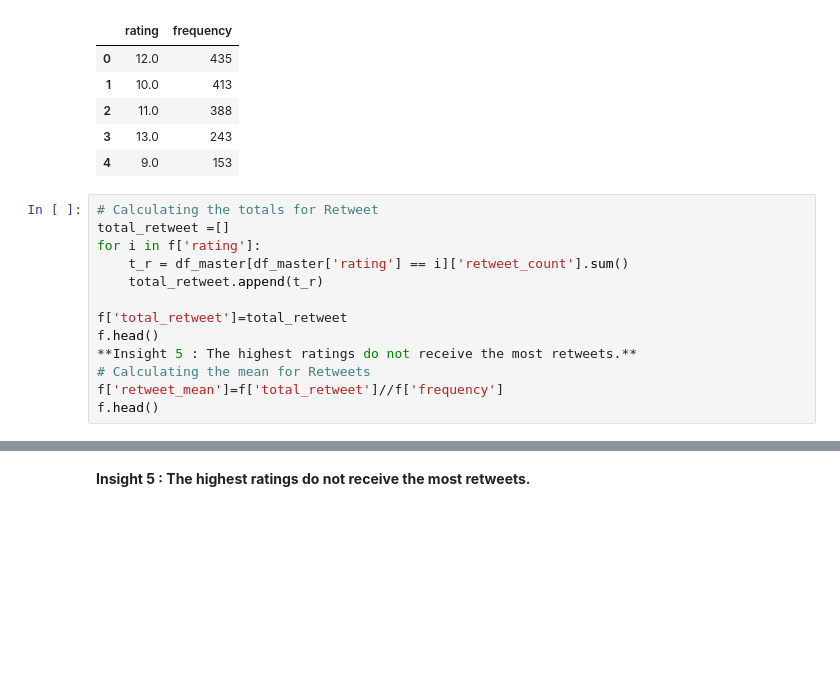
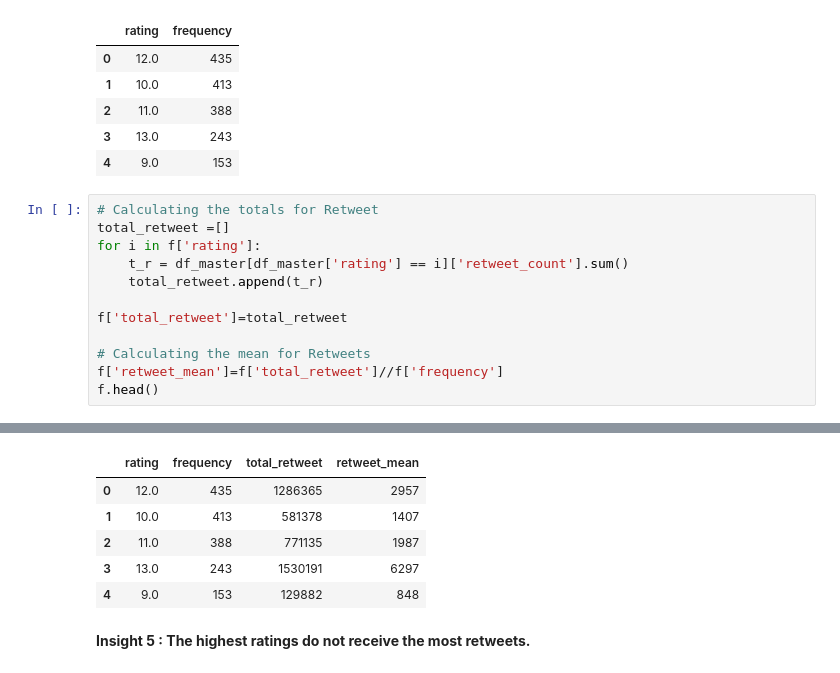
Before and after one commit to helen-goh/jupyter-notebook-project-4, a Jupyter notebook: wrangle_act.ipynb, the cells around one changed output, grey strips where cells are left out. Saved outputs shown, nothing was run; the diff lists cells and outputs as text; blank space fills up the shorter version.

```diff
--- a/wrangle_act.ipynb
+++ b/wrangle_act.ipynb
@@ -1148,8 +1146,7 @@ for i in f['rating']:
     total_retweet.append(t_r)
 
 f['total_retweet']=total_retweet
-f.head()
-**Insight 5 : The highest ratings do not receive the most retweets.**
+
 # Calculating the mean for Retweets
 f['retweet_mean']=f['total_retweet']//f['frequency']
 f.head()
@@ -1158,3 +1154,9 @@ SyntaxError: invalid syntax (<ipython-input-178-74387125f924>, line 9)
+|  | rating | frequency | total_retweet | retweet_mean |
+| 0 | 12.0 | 435 | 1286365 | 2957 |
+| 1 | 10.0 | 413 | 581378 | 1407 |
+| 2 | 11.0 | 388 | 771135 | 1987 |
+| 3 | 13.0 | 243 | 1530191 | 6297 |
+| 4 | 9.0 | 153 | 129882 | 848 |
 # %% [markdown]
 **Insight 5 : The highest ratings do not receive the most retweets.**
 # %%
```
Also changed, not shown: parts of 13 cells of this notebook, 1 other file.
